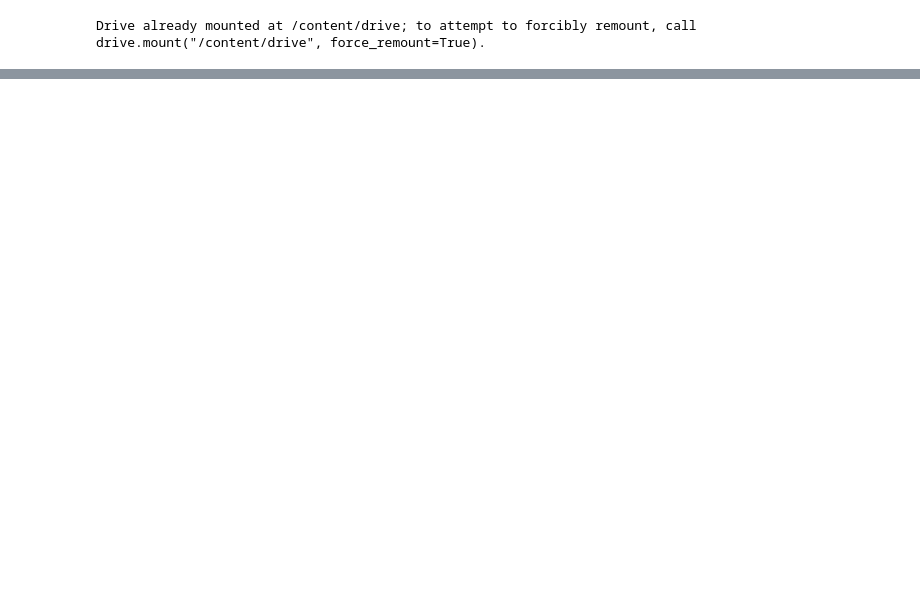
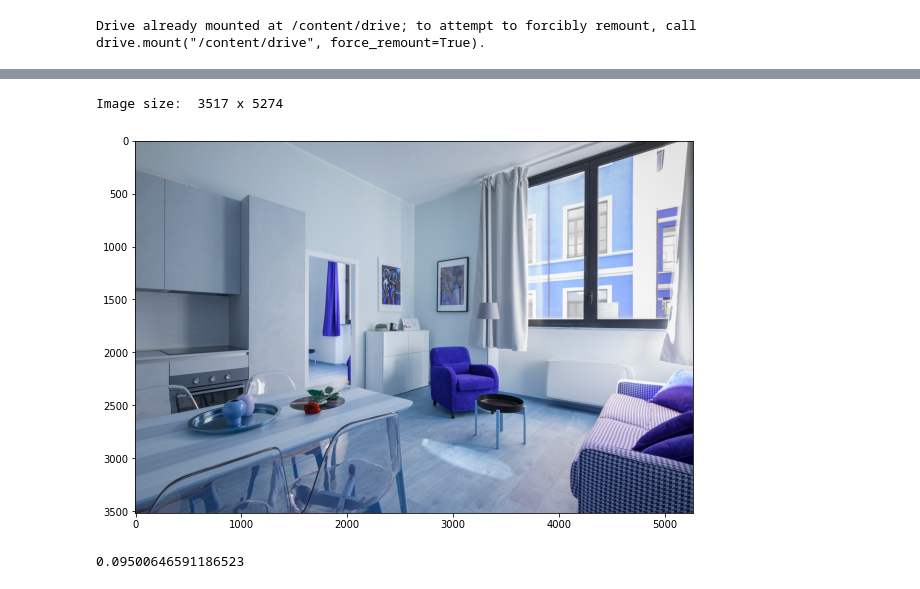
Before and after one commit to vetasavitskaya/monocular-depth-estimation-with-densenet, a Jupyter notebook: testing.ipynb, the cells around one changed output, grey strips where cells are left out. Drawn from its saved outputs; the diff is of its cells as text; code cells hidden in the pictures; blank space fills up the shorter version.

```diff
--- a/testing.ipynb
+++ b/testing.ipynb
@@ -59,0 +60,18 @@ print(end-start)
+# %%
+image_path = '/content/drive/MyDrive/monocular-depth-estimation-with-densenet/test_images/image_3517_x_5274.jpg'
+image = cv2.imread(image_path)
+plt.figure(figsize=(10, 10))
+plt.imshow(image)
+height, width = image.shape[0], image.shape[1]
+print('Image size: ', height, 'x', width)
+image_np = preprocess_original_image(image)
+# %% [output]
+Image size:  3517 x 5274
+[figure, added]
+# %%
+start = time.time()
+depth_predictions = model.predict(image_np)
+end = time.time()
+print(end-start)
+# %% [output]
+0.09500646591186523
```
Also changed, not shown: parts of 10 cells of this notebook.
